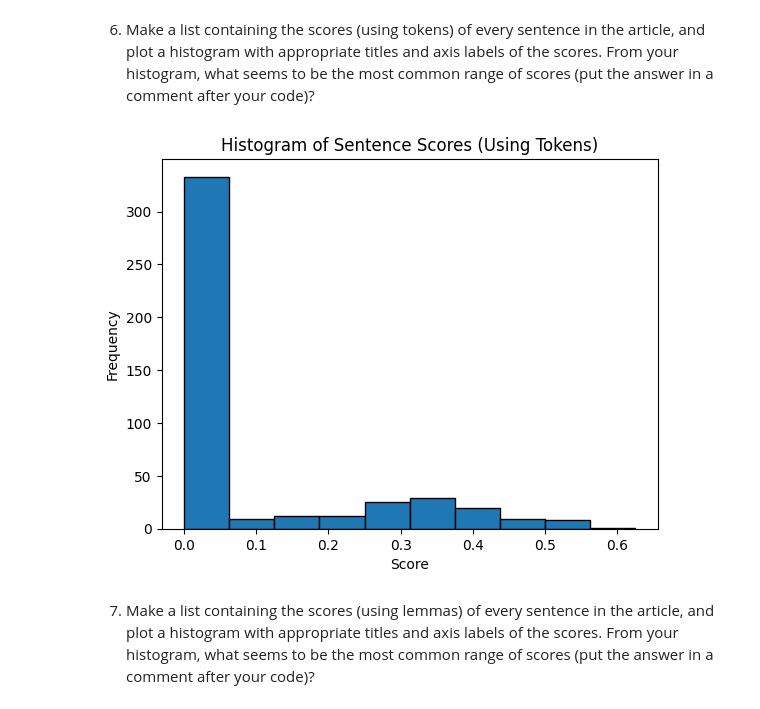
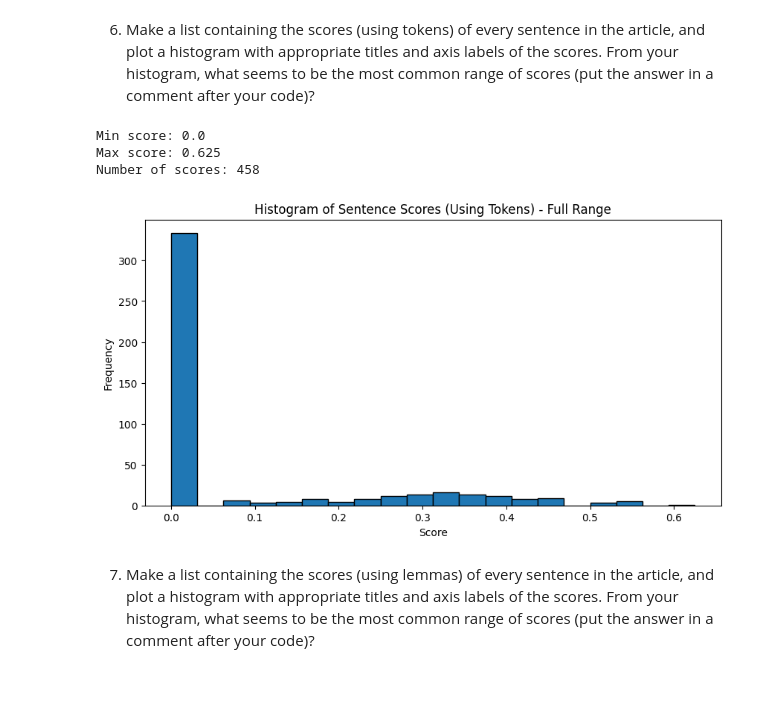
Before and after one commit to drpafowler/web-scraping-philip, a Jupyter notebook: web-scraping.ipynb, the cells around one changed output. Cells and saved outputs as stored; diff of their text form; code cells hidden in the pictures.

```diff
--- a/web-scraping.ipynb
+++ b/web-scraping.ipynb
@@ -97,7 +99,7 @@ doc = nlp(soup.get_text())
 tokens = [token.text.lower() for token in doc if not token.is_punct and not token.is_stop and not token.is_space]
 
 # Get the 20 most common tokens
-token_freq = Counter(tokens).most_common(5)
+token_freq = Counter(tokens).most_common(25)
 
 # Separate the tokens and their frequencies
 tokens, frequencies = zip(*token_freq)
@@ -106,7 +108,7 @@ tokens, frequencies = zip(*token_freq)
 plt.figure(figsize=(10, 8))
 plt.barh(tokens, frequencies, color='skyblue')
 plt.xlabel('Count')
-plt.title('5 Most Common Tokens')
+plt.title('25 Most Common Tokens')
 plt.gca().invert_yaxis()  # Invert y-axis to have the highest count at the top
 plt.show()
 # %% [output]
@@ -201,18 +205,25 @@ Lemma score for the first sentence: 0.14634146341463414
 # %% [markdown]
 6. Make a list containing the scores (using tokens) of every sentence in the article, and plot a histogram with appropriate titles and axis labels of the scores. From your histogram, what seems to be the most common range of scores (put the answer in a comment after your code)?
 # %%
-# Get the scores of every sentence in the article using tokens
-sentence_scores = [score_sentence_by_token(sent.text, interesting_tokens) for sent in doc.sents]
+# Calculate the scores for each sentence in the article using tokens
+sentence_scores_tokens = [score_sentence_by_token(sentence.text, interesting_tokens) for sentence in doc.sents]
 
-# Plot a histogram of the scores
-plt.hist(sentence_scores, bins=10, edgecolor='black')
-plt.title('Histogram of Sentence Scores (Using Tokens)')
+# Print data statistics to understand distribution
+print(f"Min score: {min(sentence_scores_tokens)}")
+print(f"Max score: {max(sentence_scores_tokens)}")
+print(f"Number of scores: {len(sentence_scores_tokens)}")
+
+# Create histogram without x-axis limits to see full distribution
+plt.figure(figsize=(10, 5))
+plt.hist(sentence_scores_tokens, bins=20, edgecolor='black')
+plt.title('Histogram of Sentence Scores (Using Tokens) - Full Range')
 plt.xlabel('Score')
 plt.ylabel('Frequency')
 plt.show()
-
-# From the histogram, the most common range of scores seems to be between 0.0 and 0.1
 # %% [output]
+Min score: 0.0
+Max score: 0.625
+Number of scores: 458
-[figure, old version]
+[figure, new version]
 # %% [markdown]
 7. Make a list containing the scores (using lemmas) of every sentence in the article, and plot a histogram with appropriate titles and axis labels of the scores.  From your histogram, what seems to be the most common range of scores (put the answer in a comment after your code)?
```
Also changed, not shown: parts of 6 cells of this notebook, 1 other file.
